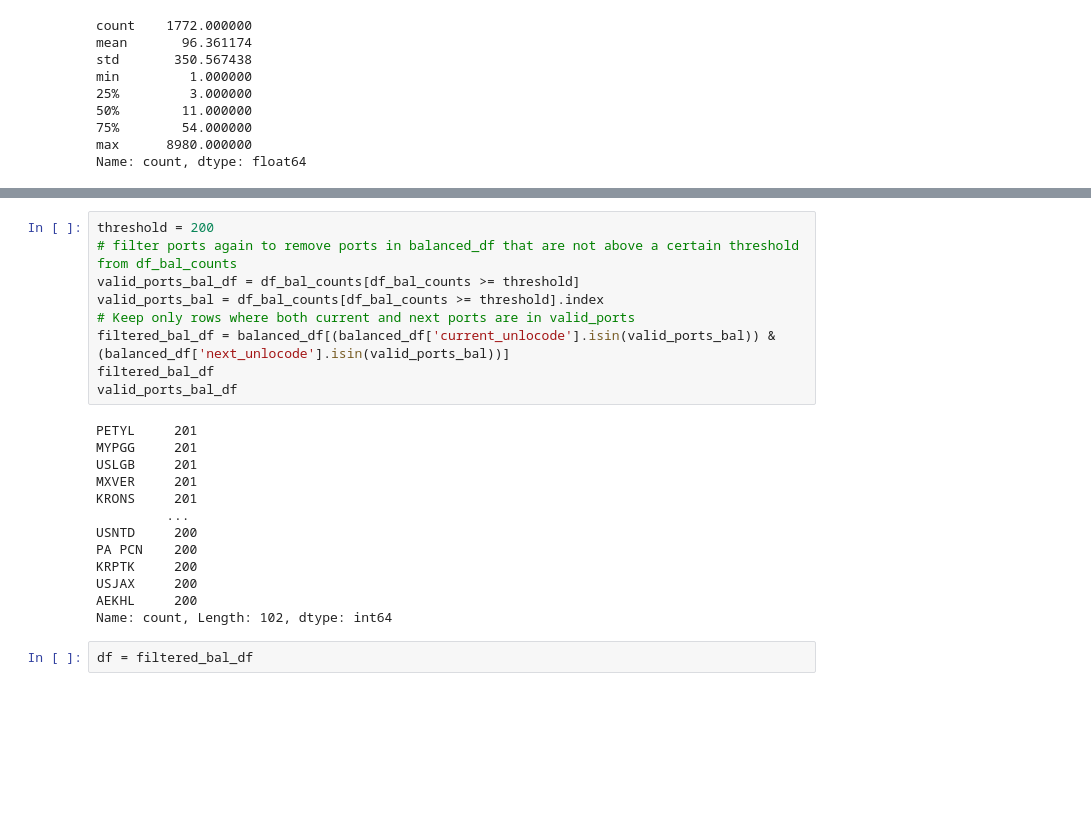
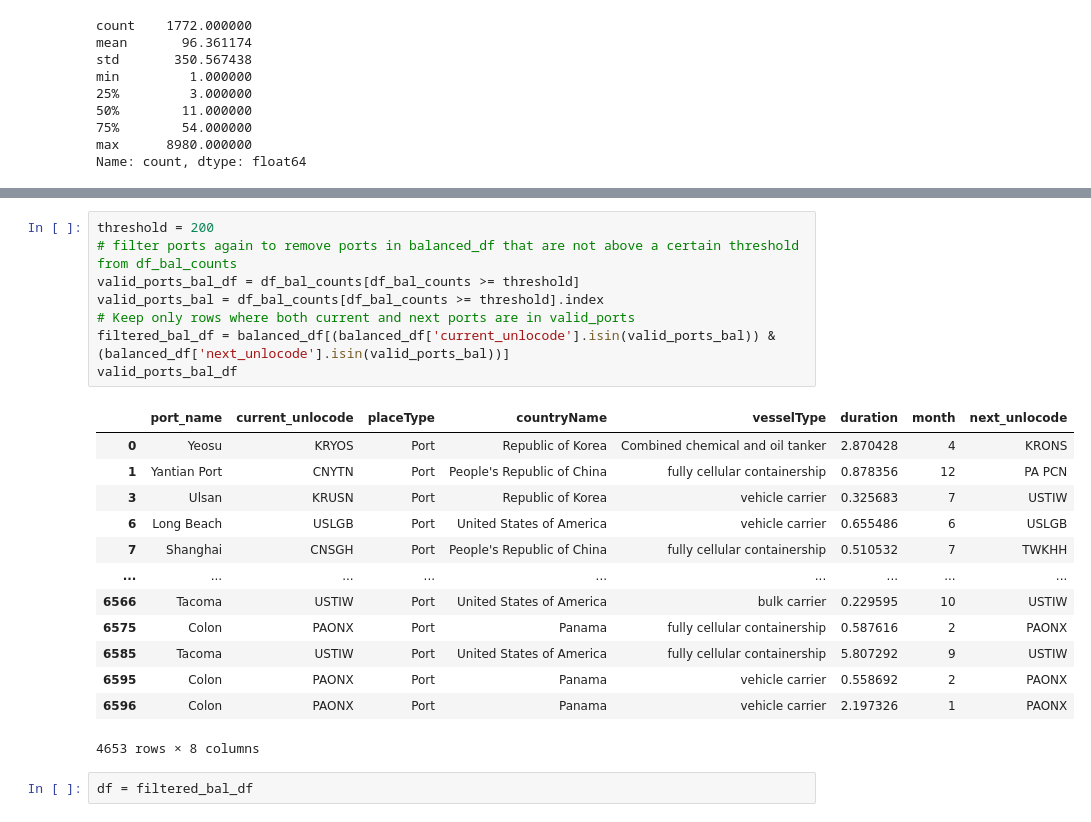
Before and after one commit to SySyAli/ais_port_prediction, a Jupyter notebook: notebooks/random_forest2_unlocode.ipynb, the cells around one changed output, grey strips where cells are left out. Drawn from its saved outputs; the diff is of its cells as text; blank space fills up the shorter version.

```diff
--- a/notebooks/random_forest2_unlocode.ipynb
+++ b/notebooks/random_forest2_unlocode.ipynb
@@ -232,25 +230,25 @@ Name: count, dtype: float64
 # %%
 threshold = 200
 # filter ports again to remove ports in balanced_df that are not above a certain threshold from df_bal_counts
 valid_ports_bal_df = df_bal_counts[df_bal_counts >= threshold]
 valid_ports_bal = df_bal_counts[df_bal_counts >= threshold].index
 # Keep only rows where both current and next ports are in valid_ports
 filtered_bal_df = balanced_df[(balanced_df['current_unlocode'].isin(valid_ports_bal)) & (balanced_df['next_unlocode'].isin(valid_ports_bal))]
-filtered_bal_df
 valid_ports_bal_df
 # %% [output]
+|  | port_name | current_unlocode | placeType | countryName | vesselType | duration | month | next_unlocode |
+| 0 | Yeosu | KRYOS | Port | Republic of Korea | Combined chemical and oil tanker | 2.870428 | 4 | KRONS |
+| 1 | Yantian Port | CNYTN | Port | People's Republic of China | fully cellular containership | 0.878356 | 12 | PA PCN |
+| 3 | Ulsan | KRUSN | Port | Republic of Korea | vehicle carrier | 0.325683 | 7 | USTIW |
+| 6 | Long Beach | USLGB | Port | United States of America | vehicle carrier | 0.655486 | 6 | USLGB |
+| 7 | Shanghai | CNSGH | Port | People's Republic of China | fully cellular containership | 0.510532 | 7 | TWKHH |
+| ... | ... | ... | ... | ... | ... | ... | ... | ... |
+| 6566 | Tacoma | USTIW | Port | United States of America | bulk carrier | 0.229595 | 10 | USTIW |
+| 6575 | Colon | PAONX | Port | Panama | fully cellular containership | 0.587616 | 2 | PAONX |
+| 6585 | Tacoma | USTIW | Port | United States of America | fully cellular containership | 5.807292 | 9 | USTIW |
+| 6595 | Colon | PAONX | Port | Panama | vehicle carrier | 0.558692 | 2 | PAONX |
+| 6596 | Colon | PAONX | Port | Panama | vehicle carrier | 2.197326 | 1 | PAONX |
-PETYL     201
-MYPGG     201
-USLGB     201
-MXVER     201
-KRONS     201
-         ...
-USNTD     200
-PA PCN    200
-KRPTK     200
-USJAX     200
-AEKHL     200
-Name: count, Length: 102, dtype: int64
+4653 rows × 8 columns
 # %%
 df = filtered_bal_df
 # %%
```
Also changed, not shown: parts of 19 cells of this notebook.
